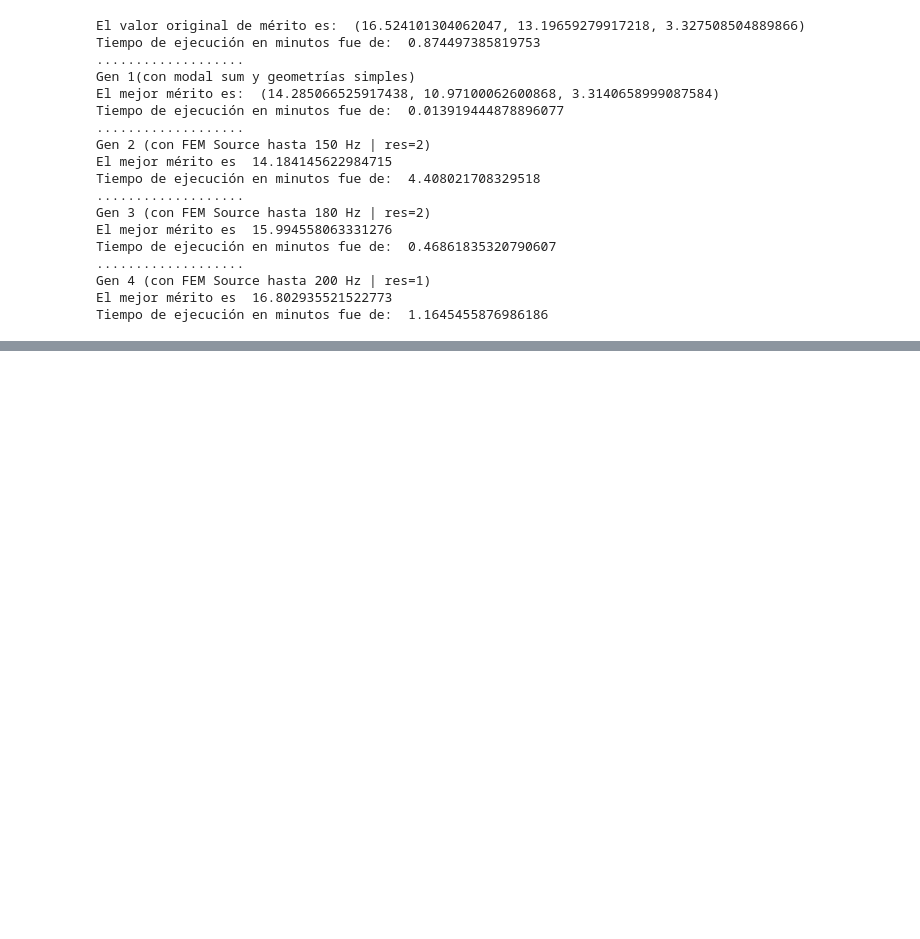
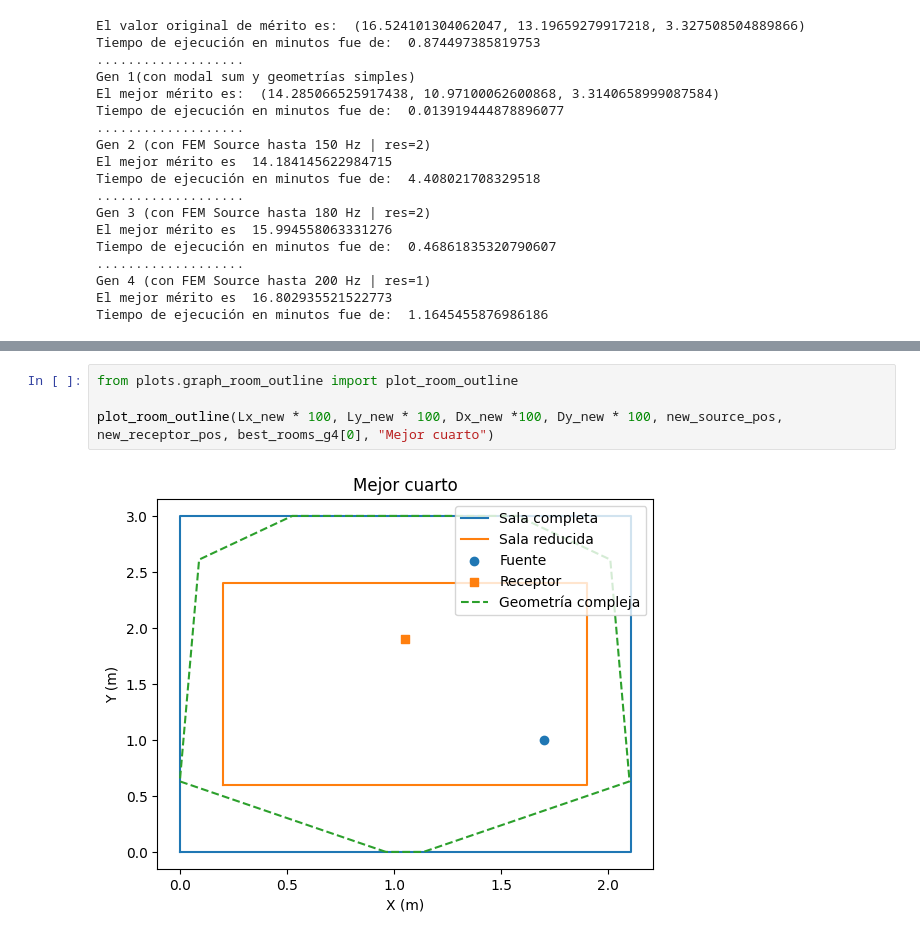
Before and after one commit to MatiasDiBernardo/Acoustic-Modal-Response-Optimizer, a Jupyter notebook: notebooks/genetic_optimization_tests.ipynb, the cells around one changed output, grey strips where cells are left out. Drawn from its saved outputs; the diff is of its cells as text; blank space fills up the shorter version.

```diff
--- a/notebooks/genetic_optimization_tests.ipynb
+++ b/notebooks/genetic_optimization_tests.ipynb
@@ -147,0 +269,6 @@ Tiempo de ejecución en minutos fue de:  1.1645455876986186
+# %%
+from plots.graph_room_outline import plot_room_outline
+
+plot_room_outline(Lx_new * 100, Ly_new * 100, Dx_new *100, Dy_new * 100, new_source_pos, new_receptor_pos, best_rooms_g4[0], "Mejor cuarto")
+# %% [output]
+[figure, added]
```
Also changed, not shown: parts of 16 cells of this notebook.
